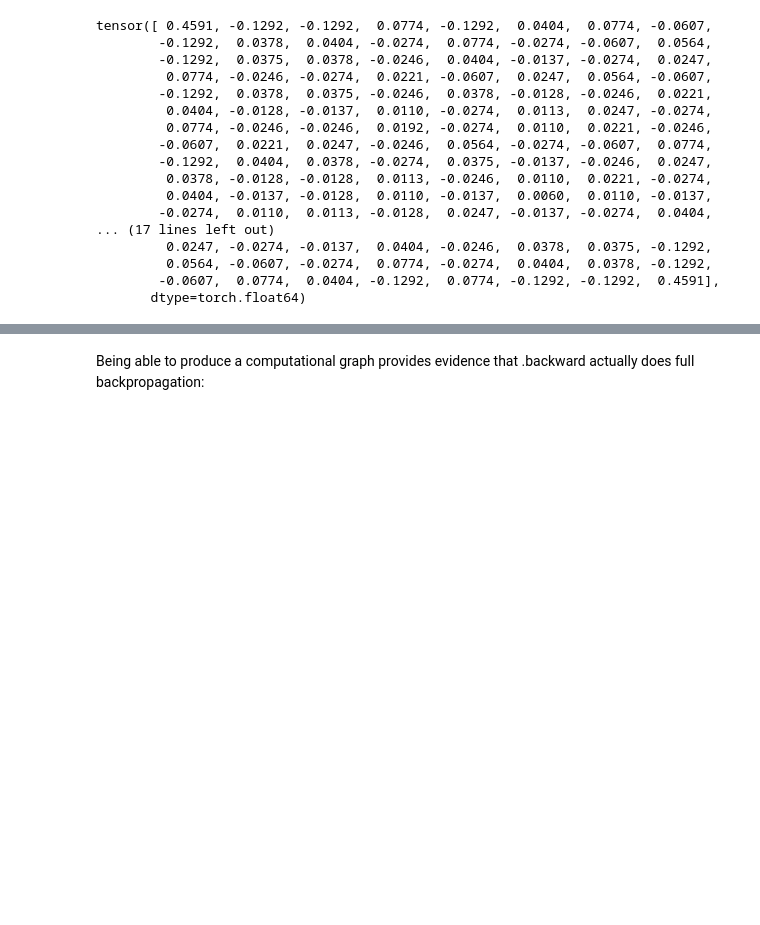
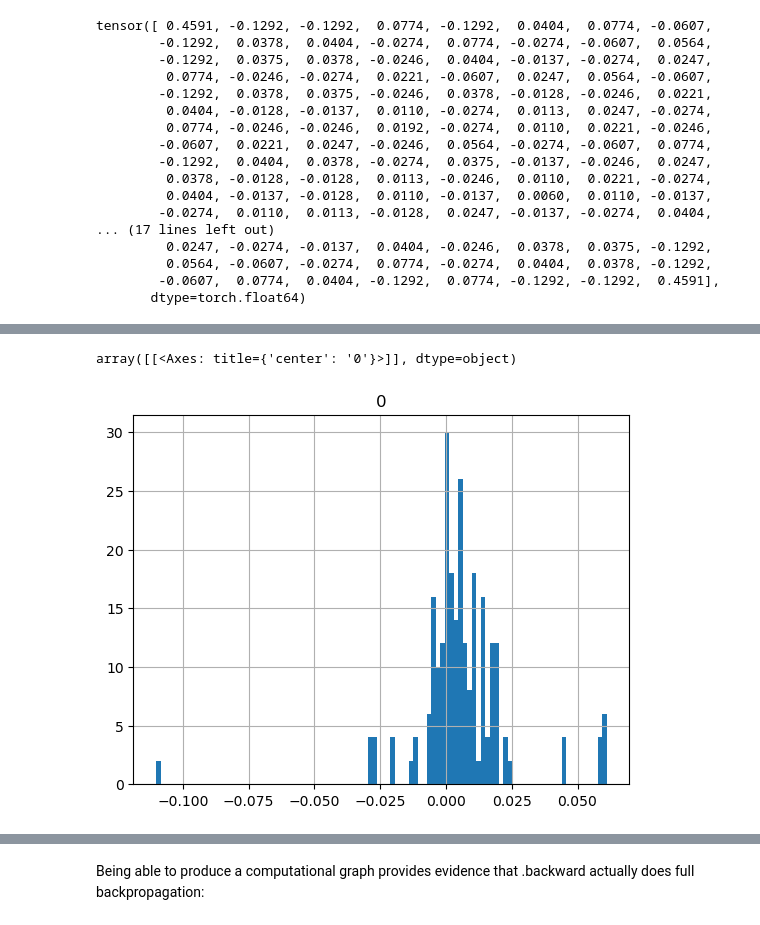
Before and after one commit to spagdoon0411/transformer_quantum_state, a Jupyter notebook: optimization_tests.ipynb, the cells around one changed output, grey strips where cells are left out. Cells and saved outputs as stored; diff of their text form; code cells hidden in the pictures; blank space fills up the shorter version.

Commit message:
investigate phase inconsistencies

```diff
--- a/optimization_tests.ipynb
+++ b/optimization_tests.ipynb
@@ -113,6 +111,7 @@ Loss: tensor(-0.0433, grad_fn=<MulBackward0>)
 # %%
 from model_utils import compute_psi
 # %%
+H = Hamiltonians[0]
 basis = torch.tensor(H.generate_basis())
 symmetry = H.symmetry
 log_amp, log_phase = compute_psi(model, basis, symmetry, check_duplicate=True)
@@ -139,5 +154,5 @@ Log_amp: tensor([-2.1147, -3.5025, -4.4339, -3.9888, -4.5769, -5.6326, -5.1818,
 # %%
-amp = torch.exp(log_amp)
+amp = torch.sqrt(torch.exp(log_amp))
 phase = torch.exp(log_phase)
 
 print("Amplitude:", amp)
@@ -163,4 +178,4 @@ Amplitude: tensor([1.2067e-01, 3.0122e-02, 1.1868e-02, 1.8522e-02, 1.0286e-02, 3
 # %%
-psi_predicted = torch.exp(log_amp) * torch.exp(1j * log_phase)
+psi_predicted = amp * torch.exp(1j * phase)
 print(psi_predicted)
 # %% [output]
@@ -205,0 +223,3 @@ tensor([ 0.4591, -0.1292, -0.1292,  0.0774, -0.1292,  0.0404,  0.0774, -0.0607,
+# %%
+modulus = torch.abs(psi_predicted)
+print(modulus)
@@ -205,0 +247,8 @@ tensor([ 0.4591, -0.1292, -0.1292,  0.0774, -0.1292,  0.0404,  0.0774, -0.0607,
+# %%
+diffs = modulus - torch.abs(psi_true)
+diffs = diffs.cpu().detach().numpy()
+diffs_df = pd.DataFrame(diffs)
+diffs_df.hist(bins=100)
+# %% [output]
+array([[<Axes: title={'center': '0'}>]], dtype=object)
+[figure, added]
```
Also changed, not shown: parts of 22 cells of this notebook.
